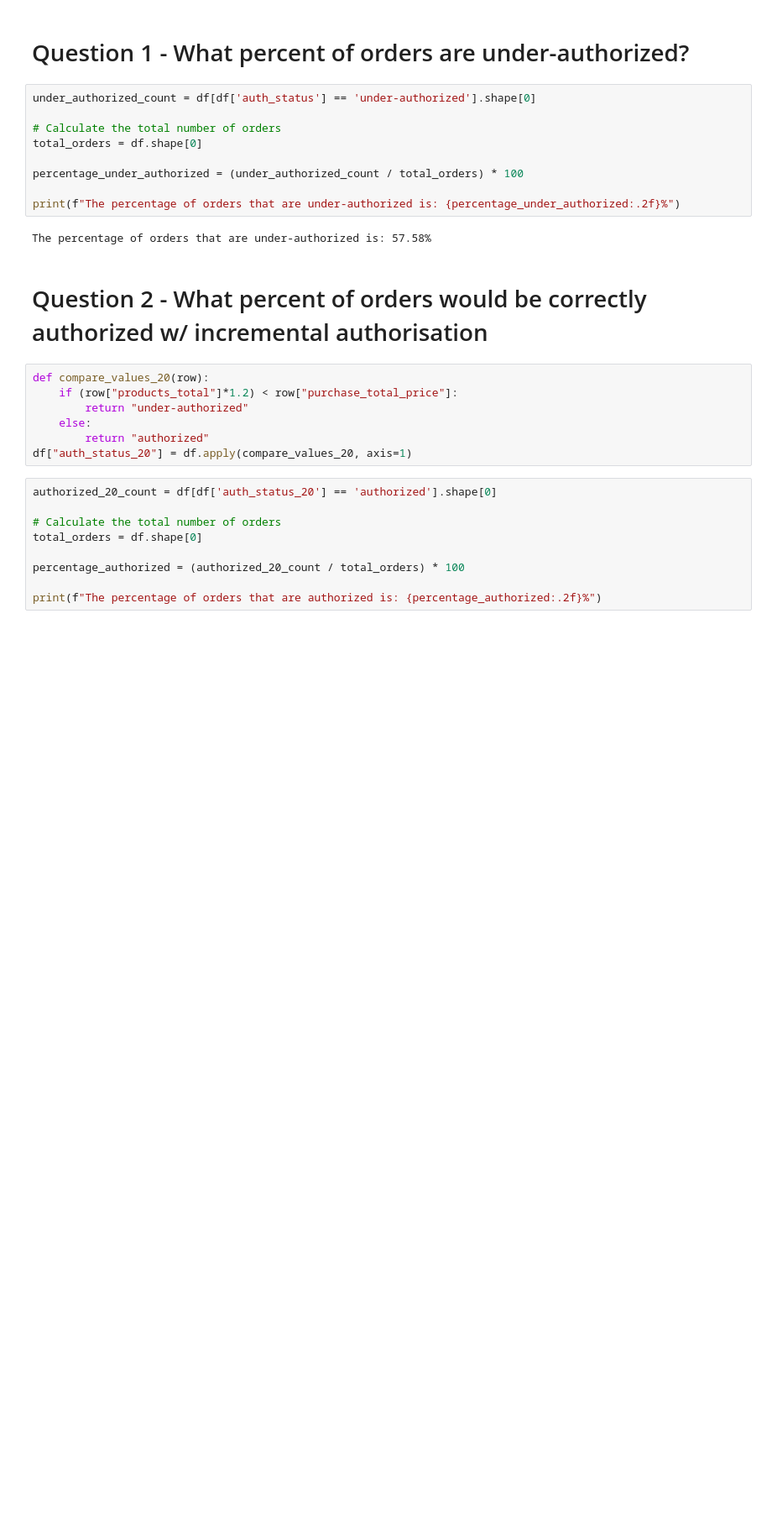
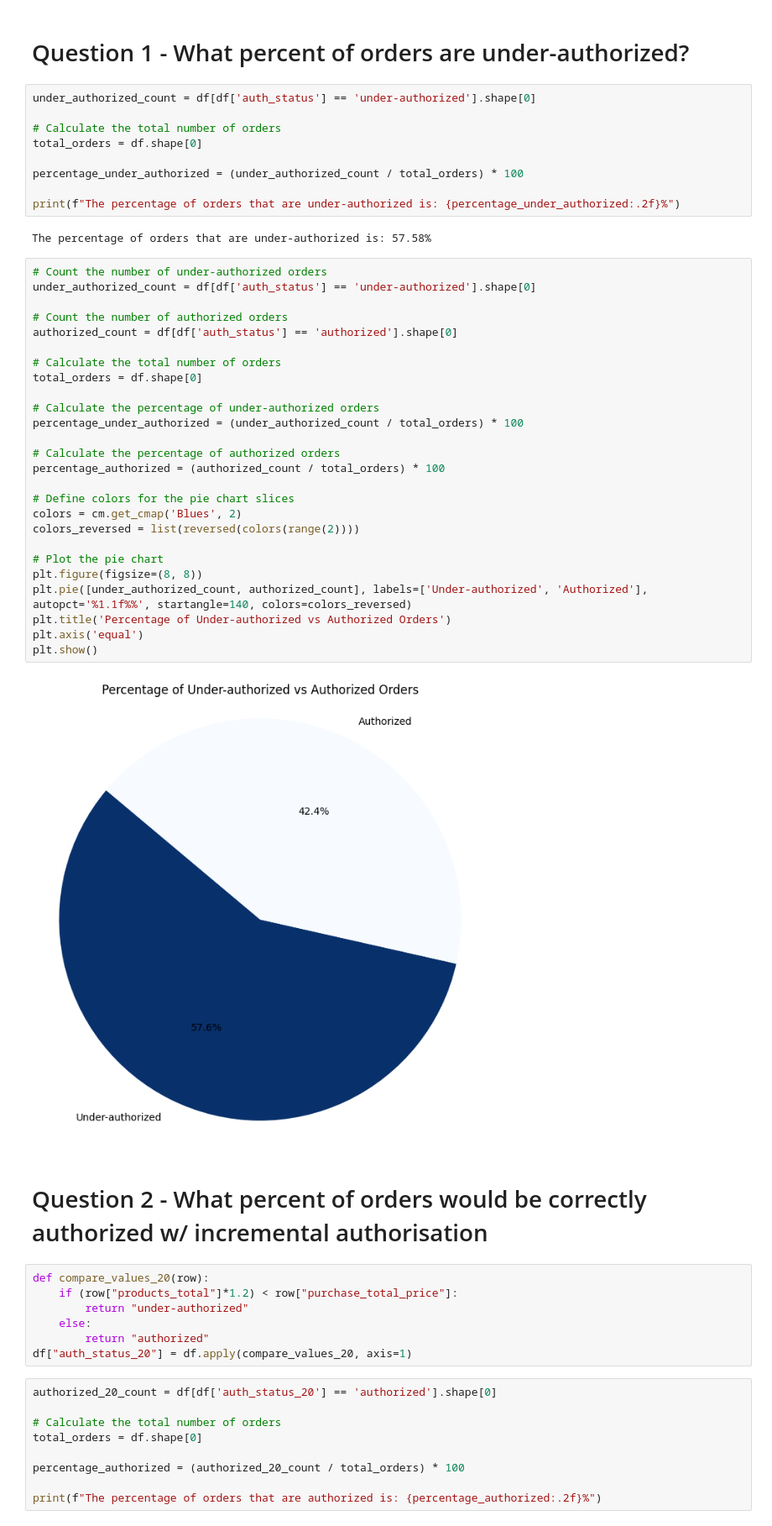
Before and after one commit to Nikolas121205/Monica-and-Nikolas-projet, a Jupyter notebook: main.ipynb, the cells around one changed output. Shown at 84% size. Drawn from its saved outputs; the diff is of its cells as text; blank space fills up the shorter version.

```diff
--- a/main.ipynb
+++ b/main.ipynb
@@ -37,6 +37,34 @@ percentage_under_authorized = (under_authorized_count / total_orders) * 100
 print(f"The percentage of orders that are under-authorized is: {percentage_under_authorized:.2f}%")
 # %% [output]
 The percentage of orders that are under-authorized is: 57.58%
+# %%
+# Count the number of under-authorized orders
+under_authorized_count = df[df['auth_status'] == 'under-authorized'].shape[0]
+
+# Count the number of authorized orders
+authorized_count = df[df['auth_status'] == 'authorized'].shape[0]
+
+# Calculate the total number of orders
+total_orders = df.shape[0]
+
+# Calculate the percentage of under-authorized orders
+percentage_under_authorized = (under_authorized_count / total_orders) * 100
+
+# Calculate the percentage of authorized orders
+percentage_authorized = (authorized_count / total_orders) * 100
+
+# Define colors for the pie chart slices
+colors = cm.get_cmap('Blues', 2)
+colors_reversed = list(reversed(colors(range(2))))
+
+# Plot the pie chart
+plt.figure(figsize=(8, 8))
+plt.pie([under_authorized_count, authorized_count], labels=['Under-authorized', 'Authorized'], autopct='%1.1f%%', startangle=140, colors=colors_reversed)
+plt.title('Percentage of Under-authorized vs Authorized Orders')
+plt.axis('equal')
+plt.show()
+# %% [output]
+[figure, added]
 # %% [markdown]
 # Question 2 - What percent of orders would be correctly authorized w/ incremental authorisation
 # %%
```
Also changed, not shown: parts of 5 cells of this notebook.
